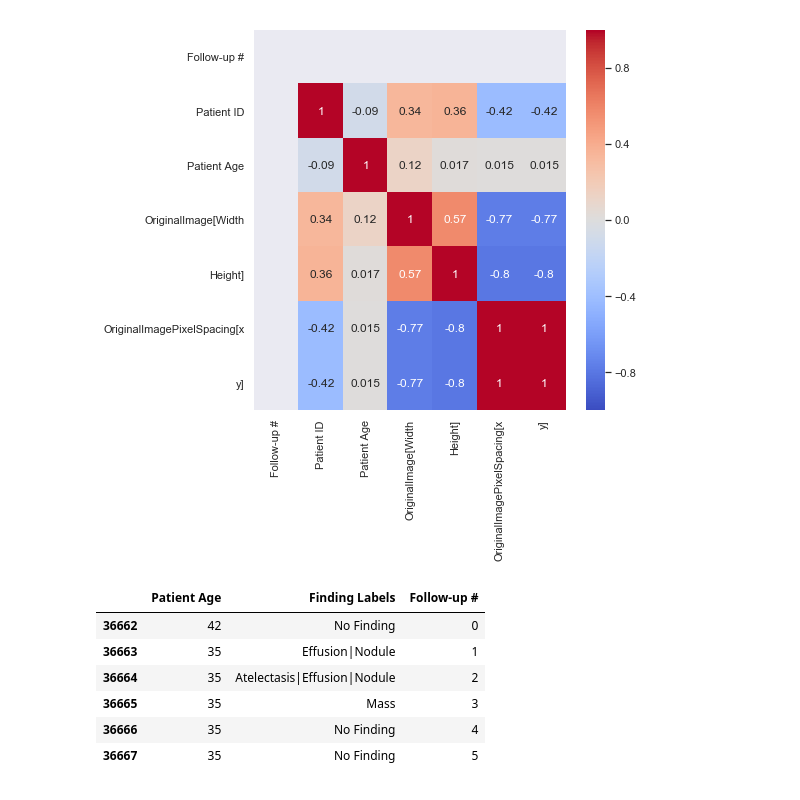
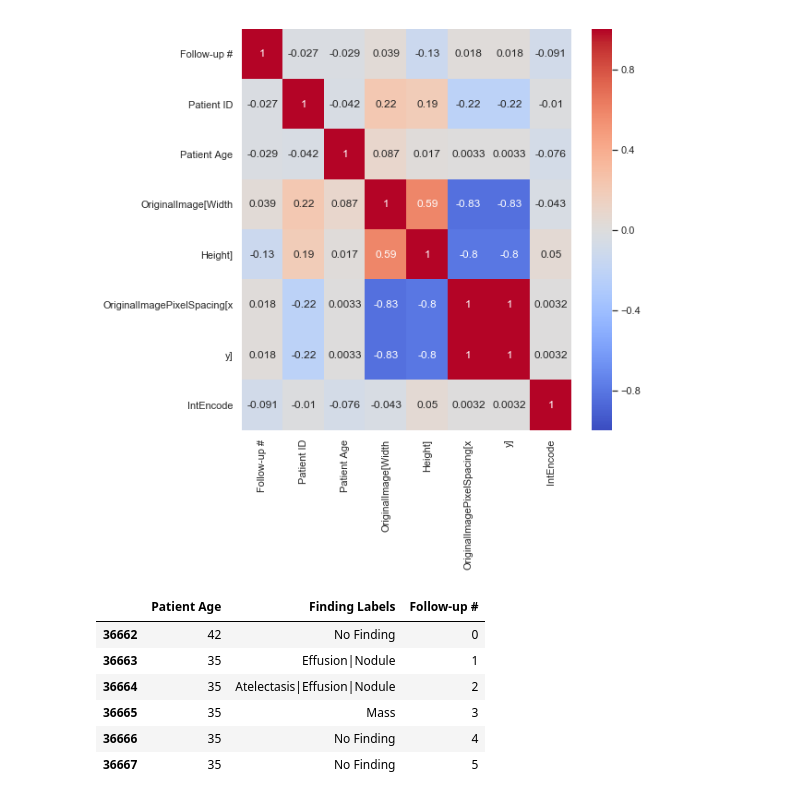
Before and after one commit to Ovishake/NIHChestX-Ray-Data-Visualization, a Jupyter notebook: Untitled7.ipynb, the cells around one changed output. Saved outputs shown, nothing was run; the diff lists cells and outputs as text; code cells hidden in the pictures.

```diff
--- a/Untitled7.ipynb
+++ b/Untitled7.ipynb
@@ -15,3 +15,10 @@ validation = pd.read_csv('/Users/ovishake/Downloads/test.csv')
 
 whole = train.append(test)
 whole = whole.append(validation)
+# %%
+from sklearn import preprocessing
+le = preprocessing.LabelEncoder()
+le.fit(whole['Finding Labels'])
+x = le.transform(whole['Finding Labels'].values)
+whole['IntEncode'] = x
+whole['IntEncode']
@@ -56,11 +88,11 @@ Name: OriginalImagePixelSpacing[x, dtype: float64
 # %%
-plt.figure(figsize=(7,7))
-sns.heatmap(train.corr(),
+plt.figure(figsize=(8,8))
+sns.heatmap(whole.corr(),
             vmin=-1,
             cmap='coolwarm',
             annot=True);
 # %% [output]
-[figure, old version]
+[figure, new version]
 # %%
 train = pd.read_csv('/Users/ovishake/Downloads/train.csv')
 test = pd.read_csv('/Users/ovishake/Downloads/valid.csv')
```
Also changed, not shown: parts of 5 cells of this notebook.
